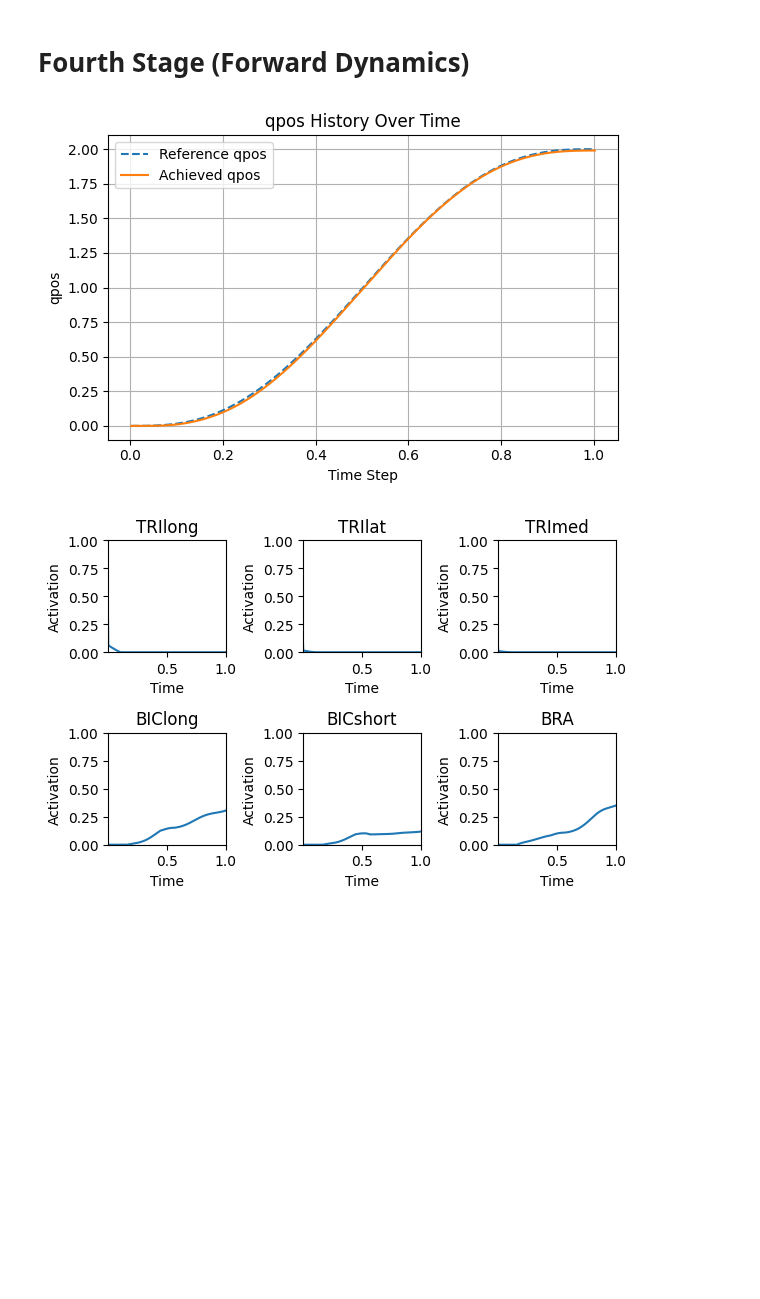
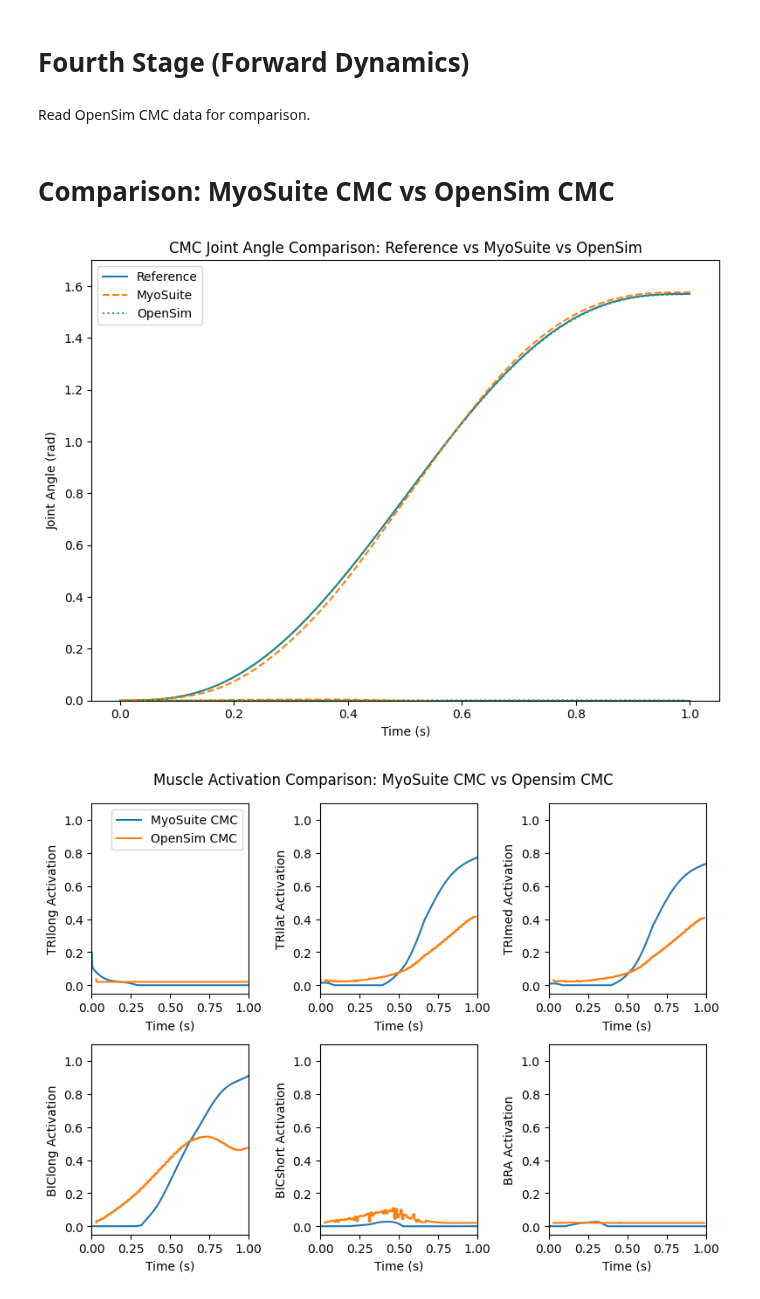
Before and after one commit to abdulmaajidaga/myosuite, a Jupyter notebook: docs/source/tutorials/9_Computed_muscle_control.ipynb, the cells around one changed output. Saved outputs shown, nothing was run; the diff lists cells and outputs as text; code cells hidden in the pictures; blank space fills up the shorter version.

Commit message:
cmc_myo_vs_opensim

```diff
--- a/docs/source/tutorials/9_Computed_muscle_control.ipynb
+++ b/docs/source/tutorials/9_Computed_muscle_control.ipynb
@@ -141,7 +165,7 @@ def StaticOpt(model, data, qacc_d, max_iter=100):
         data.qvel[:] = initial_state[model.nq:]
         data.act[:] = act
         mujoco.mj_step(model, data)
-        return data.qacc - qacc_d
+        return data.qacc[:2] - qacc_d
 
     constraints = {
         'type': 'eq',
@@ -177,37 +201,43 @@ Here we set $k_u = 2$.
 # %%
 def compute_u(opt_a, act):
-    ku = 2
+    ku = 1
     u = opt_a + ku * (opt_a - act)
     u = np.clip(u, 0, 1.0)
     return u
 # %% [markdown]
 # Fourth Stage (Forward Dynamics)
 # %%
-all_qpos = np.zeros((traj.shape[0], 2))
-all_ctrl = np.zeros((traj.shape[0], 1+model1.nu))
+all_qpos = np.zeros((traj.shape[0], 3))
+all_ctrl = np.zeros((traj.shape[0], 1 + model1.nu))
 data1 = mujoco.MjData(model1)
 
 for idx in tqdm(range(traj.shape[0])):
+    exp_pos = np.array([traj[idx, 1], traj[idx, 4]])
+    exp_vel = np.array([traj[idx, 2], traj[idx, 5]])
+    exp_acc = np.array([traj[idx, 3], traj[idx, 6]])
 
-    exp_pos = np.array([traj[idx, 1]])
-    exp_vel = np.array([traj[idx, 2]])
-    exp_acc = np.array([traj[idx, 3]])
     qacc_d = get_des_acc(data1, exp_pos, exp_vel, exp_acc)
 
     data0 = deepcopy(data1)
 
-    opt_a, result = StaticOpt(model0, data0, qacc_d, max_iter=500)
+    opt_a, result = StaticOpt(model0, data0, qacc_d, max_iter=100)
 
     u = compute_u(opt_a, data1.act)
 
     data1.ctrl = u
     mujoco.mj_step(model1, data1)
-    all_qpos[idx,:] = np.hstack((data1.time, data1.qpos))
+    all_qpos[idx,:] = np.hstack((data1.time, data1.qpos[:2]))
     all_ctrl[idx,:] = np.hstack((data1.time, u))
+# %% [markdown]
+Read OpenSim CMC data for comparison.
+# %%
+all_ctrl_opensim, all_qpos_opensim = read_opensim_cmc()
+# %% [markdown]
+# Comparison: MyoSuite CMC vs OpenSim CMC
 # %%
-plot_qpos(all_qpos, traj)
+plot_qpos(all_qpos, all_qpos_opensim, traj)
 muscle_names = [model1.actuator(i).name for i in range(model0.nu)]
-plot_uxxx(all_ctrl, muscle_names)
+plot_uxxx(all_ctrl, all_ctrl_opensim, muscle_names)
 # %% [output]
-[figure, old version]
+[figure, new version]
-[figure, old version]
+[figure, new version]
```
Also changed, not shown: parts of 11 cells of this notebook, 4 other files.
